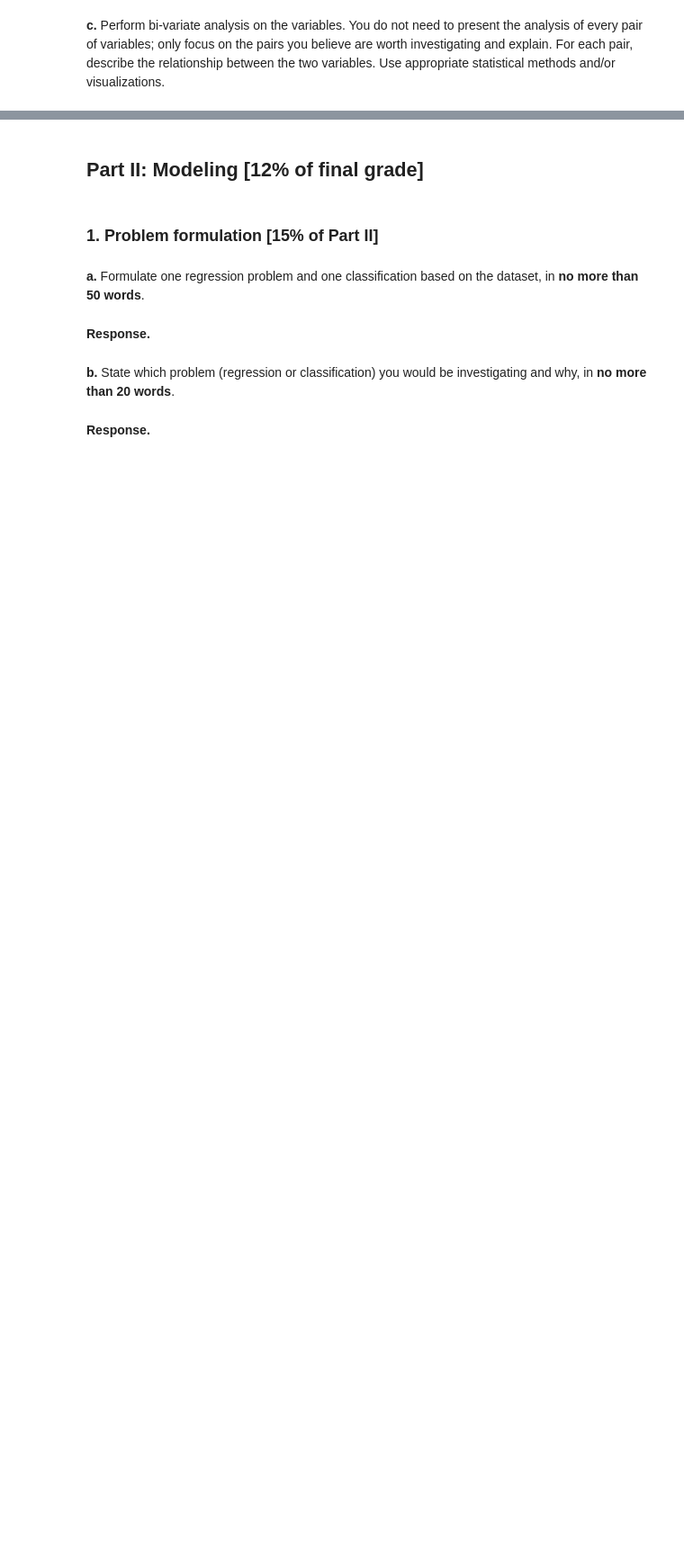
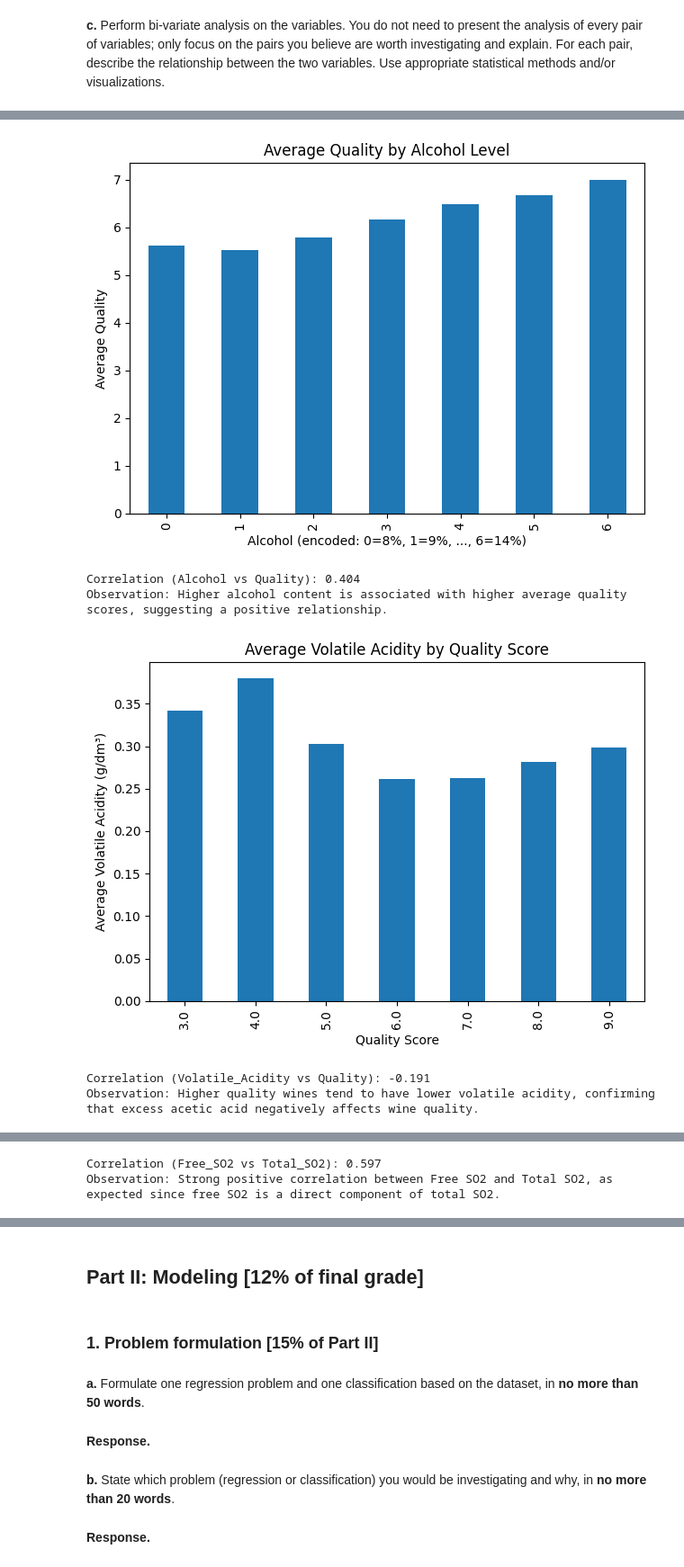
Before and after one commit to OccupiedPorcupine/CS105-Repo, a Jupyter notebook: Lab 1/CS105 Project Submission (Final) 2026 - Wine.ipynb, the cells around one changed output, grey strips where cells are left out. Shown: that part at 90% size. Saved outputs shown, nothing was run; the diff lists cells and outputs as text; code cells hidden in the pictures; blank space fills up the shorter version.

```diff
--- a/Lab 1/CS105 Project Submission (Final) 2026 - Wine.ipynb
+++ b/Lab 1/CS105 Project Submission (Final) 2026 - Wine.ipynb
@@ -75,0 +334,53 @@ Include both Part I and Part II to produce a self-contained notebook. You may fi
+# %%
+import matplotlib.pyplot as plt
+
+# --- 1. Alcohol vs Quality ---
+fig, ax = plt.subplots()
+wine_data.groupby('Alcohol')['Quality'].mean().plot(kind='bar', ax=ax)
+ax.set_title('Average Quality by Alcohol Level')
+ax.set_xlabel('Alcohol (encoded: 0=8%, 1=9%, ..., 6=14%)')
+ax.set_ylabel('Average Quality')
+plt.tight_layout()
+plt.show()
+print("Correlation (Alcohol vs Quality):", round(wine_data['Alcohol'].corr(wine_data['Quality']), 3))
+print("Observation: Higher alcohol content is associated with higher average quality scores, suggesting a positive relationship.")
+
+# --- 2. Volatile_Acidity vs Quality ---
+fig, ax = plt.subplots()
+wine_data.groupby('Quality')['Volatile_Acidity'].mean().plot(kind='bar', ax=ax)
+ax.set_title('Average Volatile Acidity by Quality Score')
+ax.set_xlabel('Quality Score')
+ax.set_ylabel('Average Volatile Acidity (g/dm³)')
+plt.tight_layout()
+plt.show()
+print("Correlation (Volatile_Acidity vs Quality):", round(wine_data['Volatile_Acidity'].corr(wine_data['Quality']), 3))
+print("Observation: Higher quality wines tend to have lower volatile acidity, confirming that excess acetic acid negatively affects wine quality.")
+
+# --- 3. Free_SO2 vs Total_SO2 ---
+fig, ax = plt.subplots()
+ax.scatter(wine_data['Free_SO2'], wine_data['Total_SO2'], alpha=0.2, s=5)
+ax.set_title('Free SO2 vs Total SO2')
+ax.set_xlabel('Free SO2 (mg/dm³)')
+ax.set_ylabel('Total SO2 (mg/dm³)')
+plt.tight_layout()
+plt.show()
+print("Correlation (Free_SO2 vs Total_SO2):", round(wine_data['Free_SO2'].corr(wine_data['Total_SO2']), 3))
+print("Observation: Strong positive correlation between Free SO2 and Total SO2, as expected since free SO2 is a direct component of total SO2.")
+
+# --- 4. Residual_Sugar vs Density ---
+fig, ax = plt.subplots()
+wine_data.groupby('Residual_Sugar')['Density'].value_counts().unstack().plot(kind='bar', ax=ax)
+ax.set_title('Density Distribution by Residual Sugar Level')
+ax.set_xlabel('Residual Sugar (0=Low, 1=Moderate, 2=High)')
+ax.set_ylabel('Count')
+plt.tight_layout()
+plt.show()
+print("Correlation (Residual_Sugar vs Density):", round(wine_data['Residual_Sugar'].corr(wine_data['Density']), 3))
+print("Observation: Higher residual sugar levels are associated with higher density categories, consistent with sugar's contribution to wine density.")
+# %% [output]
+[figure, added]
+Correlation (Alcohol vs Quality): 0.404
+Observation: Higher alcohol content is associated with higher average quality scores, suggesting a positive relationship.
+[figure, added]
+Correlation (Volatile_Acidity vs Quality): -0.191
+Observation: Higher quality wines tend to have lower volatile acidity, confirming that excess acetic acid negatively affects wine quality.
@@ -75,0 +388,2 @@ Include both Part I and Part II to produce a self-contained notebook. You may fi
+Correlation (Free_SO2 vs Total_SO2): 0.597
+Observation: Strong positive correlation between Free SO2 and Total SO2, as expected since free SO2 is a direct component of total SO2.
```
Also changed, not shown: parts of 25 cells of this notebook, 1 other file.
